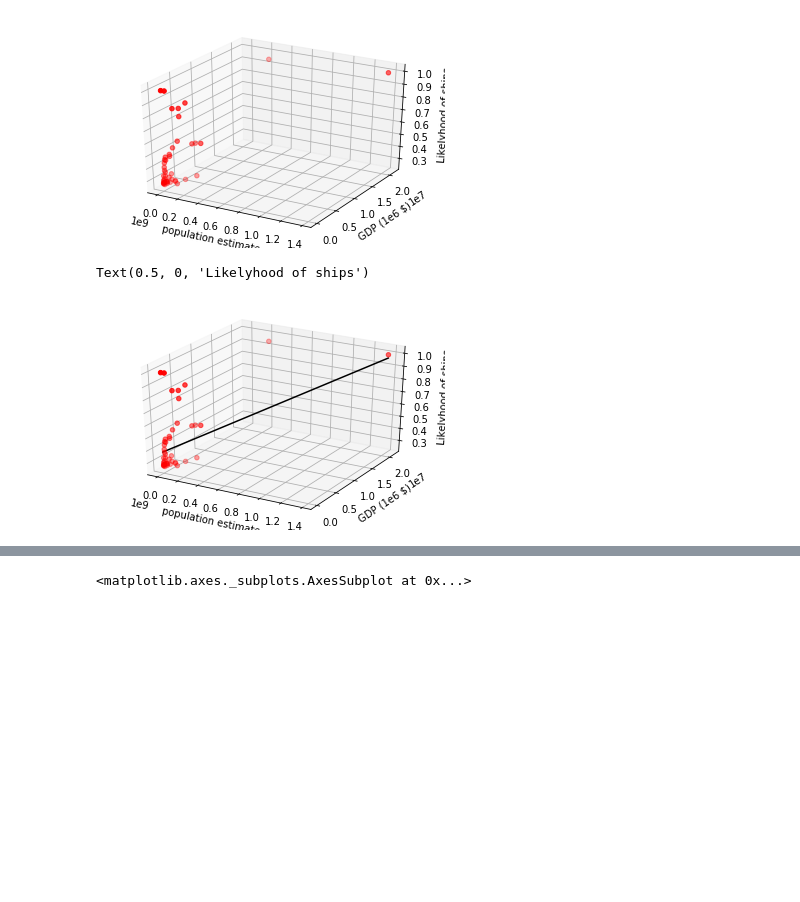
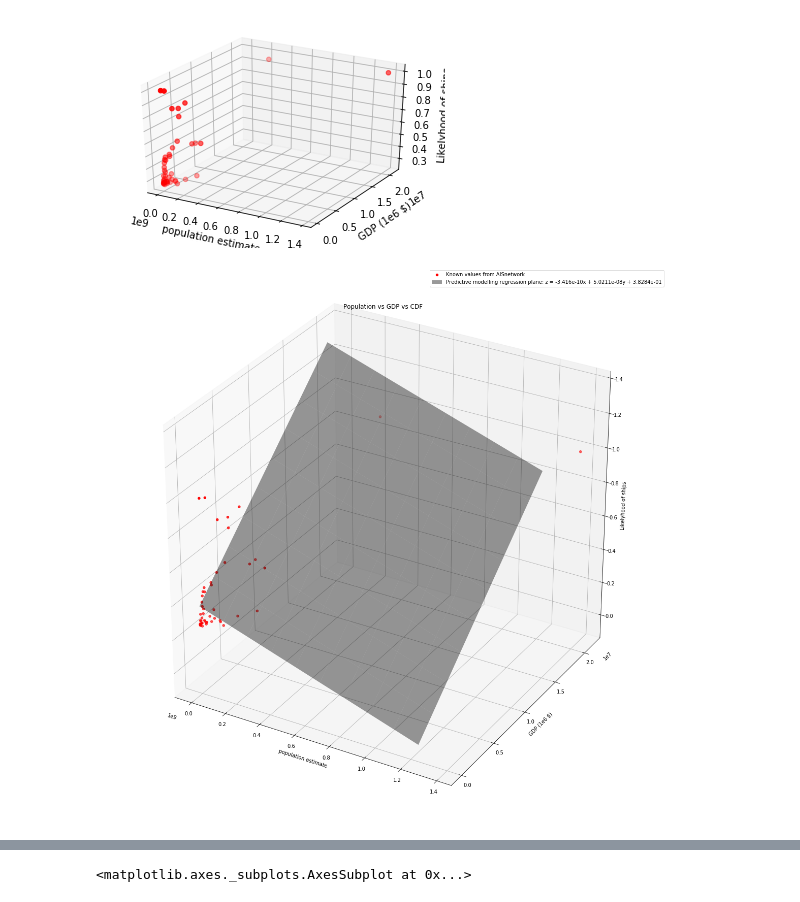
Before and after one commit to cojs2018/AIS-Data-Project, a Jupyter notebook: Ship_data.ipynb, the cells around one changed output, grey strips where cells are left out. Saved outputs shown, nothing was run; the diff lists cells and outputs as text; code cells hidden in the pictures; blank space fills up the shorter version.

```diff
--- a/Ship_data.ipynb
+++ b/Ship_data.ipynb
@@ -728,23 +754,37 @@ from sklearn.linear_model import LinearRegression
 X = np.array([[x[i], y[i]] for i in range(x.shape[0])])
 reg = LinearRegression().fit(X, z)
 
-xx = np.linspace(world.pop_est.min(), world.pop_est.max())
-yy = np.linspace(world.gdp_md_est.min(), world.gdp_md_est.max())
+step_x = (world.pop_est.max() - world.pop_est.min()) / 10
+step_y = (world.gdp_md_est.max() - world.gdp_md_est.min()) / 10
+
+xx , yy = np.meshgrid(np.arange(world.pop_est.min(), world.pop_est.max(), step_x),
+                      np.arange(world.gdp_md_est.min(), world.gdp_md_est.max(), step_y))
 
 zz = reg.coef_[0] * xx + reg.coef_[1] * yy + reg.intercept_
 # %%
-#Now less plot with result from linear regression
-fig = plt.figure()
+#Now lets plot with result from linear regression
+fig = plt.figure(figsize = (20, 20))
 ax3d = fig.add_subplot(111, projection='3d')
 
-ax3d.scatter(xs=x, ys=y, zs=z, c='red')
-ax3d.plot(xx, yy, zz, c='black')
+m0 = np.format_float_scientific(reg.coef_[0], precision=4)
+m1 = np.format_float_scientific(reg.coef_[1], precision=4)
+bstr = np.format_float_scientific(reg.intercept_, precision=4)
+
+ax3d.scatter(xs=x, ys=y, zs=z, c='red', label='Known values from AISnetwork')
+
+surf = ax3d.plot_surface(xx, yy, zz, alpha=0.4, color='black',
+                         label='Predictive modelling regression plane: z = ' + str(m0) + 'x + ' + str(m1) + 'y + ' + str(bstr))
+surf._facecolors2d = surf._facecolors3d
+surf._edgecolors2d = surf._edgecolors3d
+
 ax3d.set_xlabel('population estimate')
 ax3d.set_ylabel('GDP (1e6 $)')
 ax3d.set_zlabel('Likelyhood of ships')
+ax3d.set_title('Population vs GDP vs CDF')
+ax3d.legend()
+plt.savefig('popVSgdpVScdf.png')
 # %% [output]
-Text(0.5, 0, 'Likelyhood of ships')
-[figure, old version]
+[figure, new version]
 # %%
 #Now for each country where cdf is zero as in unfound we shall estimate a new probability that they have ships
 for i in range(world.shape[0]):
```
Also changed, not shown: parts of 38 cells of this notebook, 22 other files.
